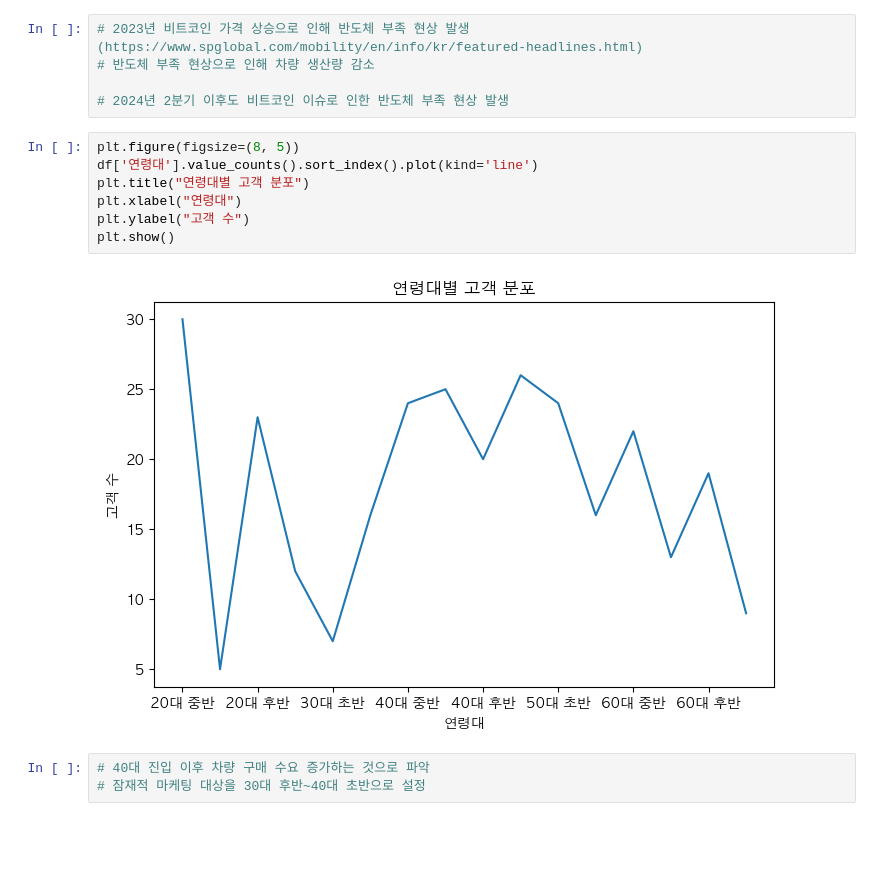
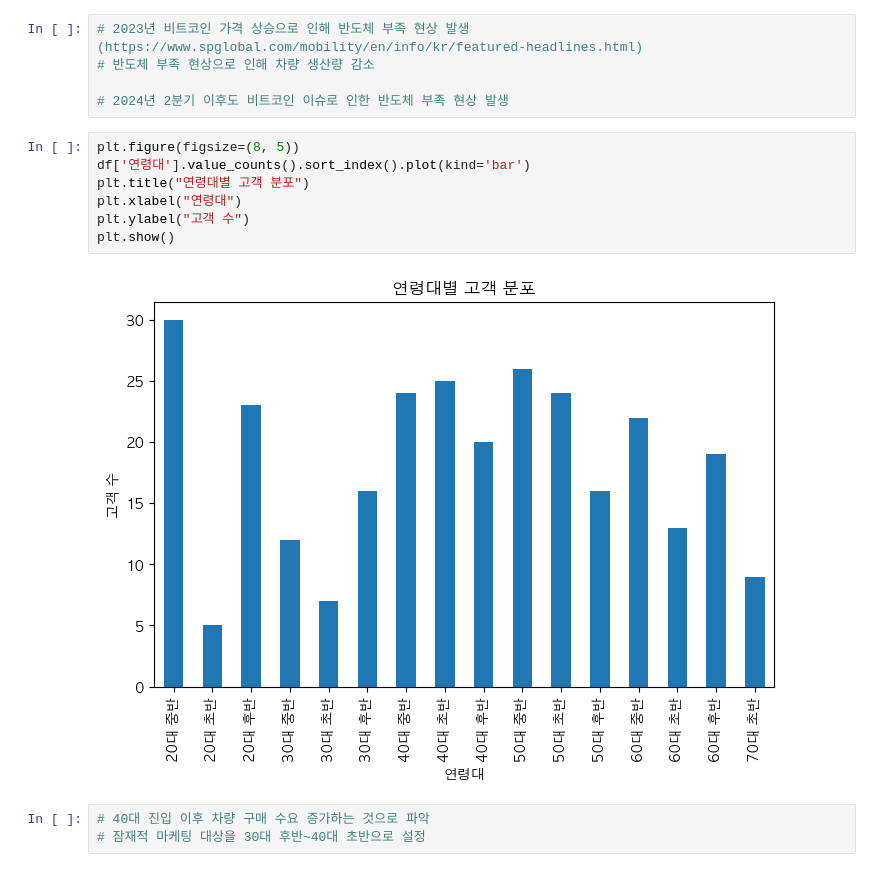
Before and after one commit to codekookiz/mini-project-1, a Jupyter notebook: 데이터 분석/분석.ipynb, the cells around one changed output. Saved outputs shown, nothing was run; the diff lists cells and outputs as text; blank space fills up the shorter version.

```diff
--- a/데이터 분석/분석.ipynb
+++ b/데이터 분석/분석.ipynb
@@ -128,13 +128,13 @@ plt.show()
 # 2024년 2분기 이후도 비트코인 이슈로 인한 반도체 부족 현상 발생
 # %%
 plt.figure(figsize=(8, 5))
-df['연령대'].value_counts().sort_index().plot(kind='line')
+df['연령대'].value_counts().sort_index().plot(kind='bar')
 plt.title("연령대별 고객 분포")
 plt.xlabel("연령대")
 plt.ylabel("고객 수")
 plt.show()
 # %% [output]
-[figure, old version]
+[figure, new version]
 # %%
 # 40대 진입 이후 차량 구매 수요 증가하는 것으로 파악
 # 잠재적 마케팅 대상을 30대 후반~40대 초반으로 설정
```
Also changed, not shown: 1 other file.
